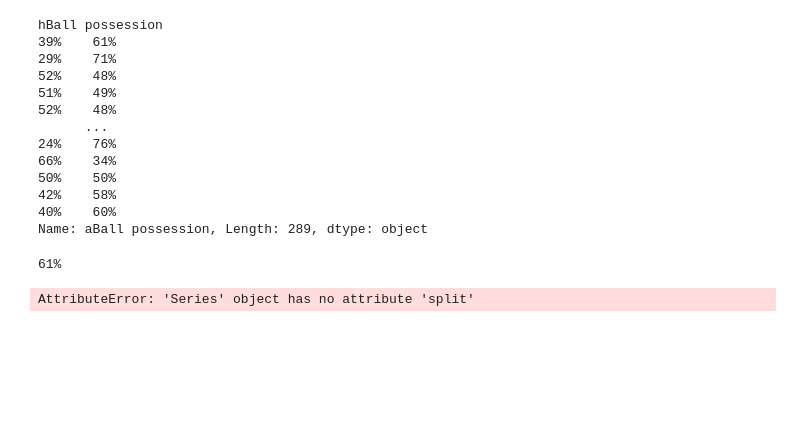
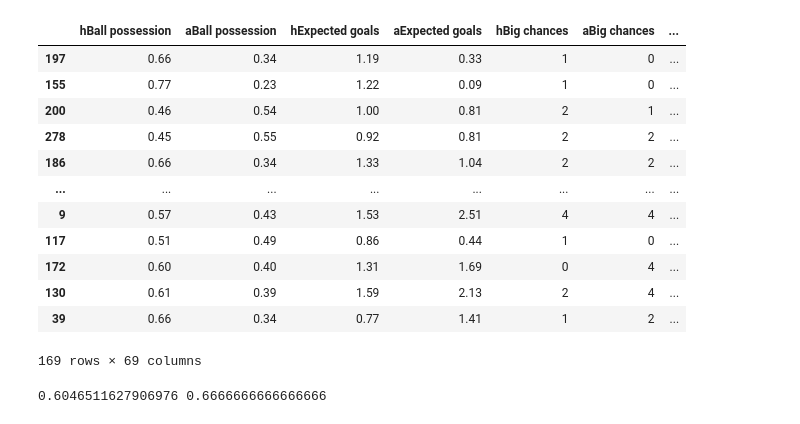
Before and after one commit to Fred-MalloryBains/football-data, a Jupyter notebook: classification.ipynb, the cells around one changed output. Cells and saved outputs as stored; diff of their text form; code cells hidden in the pictures; blank space fills up the shorter version.

```diff
--- a/classification.ipynb
+++ b/classification.ipynb
@@ -125 +157,11 @@ matches.head()
+# %%
+cols = 'hBall possession,aBall possession,hExpected goals,aExpected goals,hBig chances,aBig chances,hTotal shots,aTotal shots,hGoalkeeper saves,aGoalkeeper saves,hCorner kicks,aCorner kicks,hFouls,aFouls,hPasses,aPasses,hTackles,aTackles,hFree kicks,aFree kicks,hYellow cards,aYellow cards,aRed cards,hRed cards,hScore,aScore'.split(",")
+# %%
+new_cols = [f"{c}_rolling" for c in cols]
+#rolling_averages (group,cols,new_cols)
+# %%
+matches['hBall possession'] = matches['hBall possession'].str.rstrip('%').astype(float) / 100
+matches['aBall possession'] = matches['aBall possession'].str.rstrip('%').astype(float) / 100
+# %%
+matches_rolling = matches.groupby('hTeam').apply (lambda x: rolling_averages(x,cols,new_cols))
 # %%
@@ -135,26 +189,17 @@ Index(['aBall possession', 'hExpected goals', 'aExpected goals',
       dtype='object')
-# %%
-pos = matches['aBall possession']
-print (pos)
-# %% [output]
-hBall possession
-39%    61%
-29%    71%
-52%    48%
-51%    49%
-52%    48%
-      ...
-24%    76%
-66%    34%
-50%    50%
-42%    58%
-40%    60%
-Name: aBall possession, Length: 289, dtype: object
-# %%
-print (pos[0])
-# %% [output]
-61%
-# %%
-print (pos)
-# %% [output]
-AttributeError: 'Series' object has no attribute 'split'
+# %%
+matches_rolling.droplevel('hTeam')
+# %% [output]
+|  | hBall possession | aBall possession | hExpected goals | aExpected goals | hBig chances | aBig chances | ... |
+| 197 | 0.66 | 0.34 | 1.19 | 0.33 | 1 | 0 | ... |
+| 155 | 0.77 | 0.23 | 1.22 | 0.09 | 1 | 0 | ... |
+| 200 | 0.46 | 0.54 | 1.00 | 0.81 | 2 | 1 | ... |
+| 278 | 0.45 | 0.55 | 0.92 | 0.81 | 2 | 2 | ... |
+| 186 | 0.66 | 0.34 | 1.33 | 1.04 | 2 | 2 | ... |
+| ... | ... | ... | ... | ... | ... | ... | ... |
+| 9 | 0.57 | 0.43 | 1.53 | 2.51 | 4 | 4 | ... |
+| 117 | 0.51 | 0.49 | 0.86 | 0.44 | 1 | 0 | ... |
+| 172 | 0.60 | 0.40 | 1.31 | 1.69 | 0 | 4 | ... |
+| 130 | 0.61 | 0.39 | 1.59 | 2.13 | 2 | 4 | ... |
+| 39 | 0.66 | 0.34 | 0.77 | 1.41 | 1 | 2 | ... |
+169 rows × 69 columns
@@ -160,0 +217,6 @@ AttributeError: 'Series' object has no attribute 'split'
+# %%
+new_predictors = predictors + new_cols + ['hForm','aForm']
+make_prediction (matches_rolling,new_predictors)
+#new_predictors
+# %% [output]
+0.6046511627906976 0.6666666666666666
```
Also changed, not shown: parts of 36 cells of this notebook, 13 other files.
